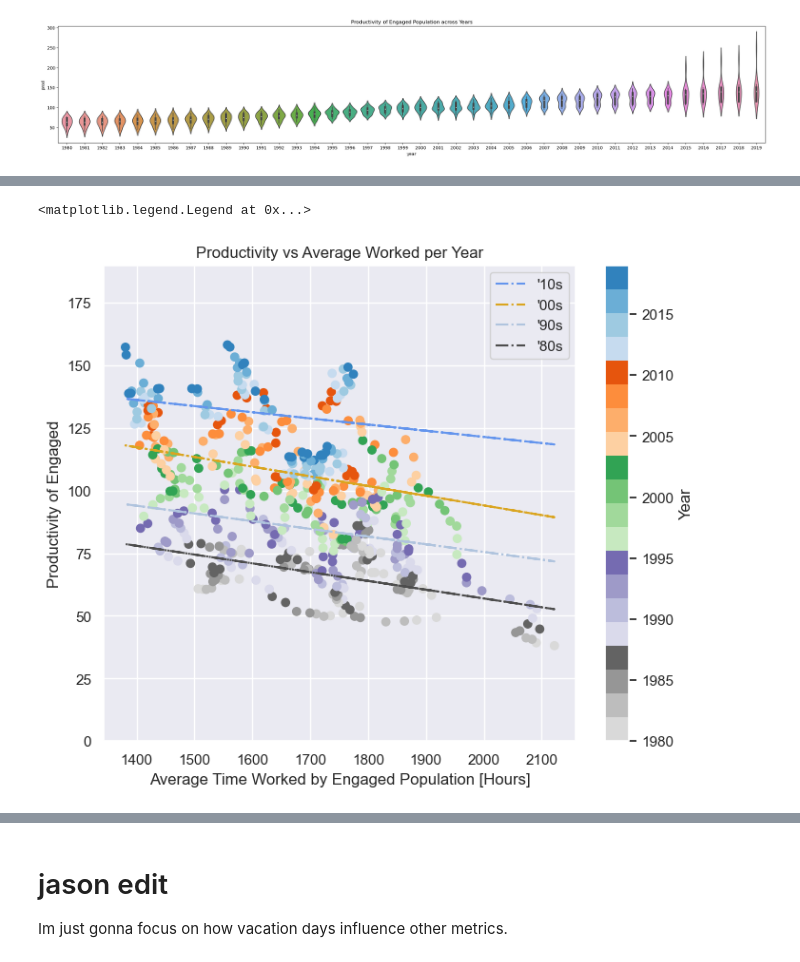
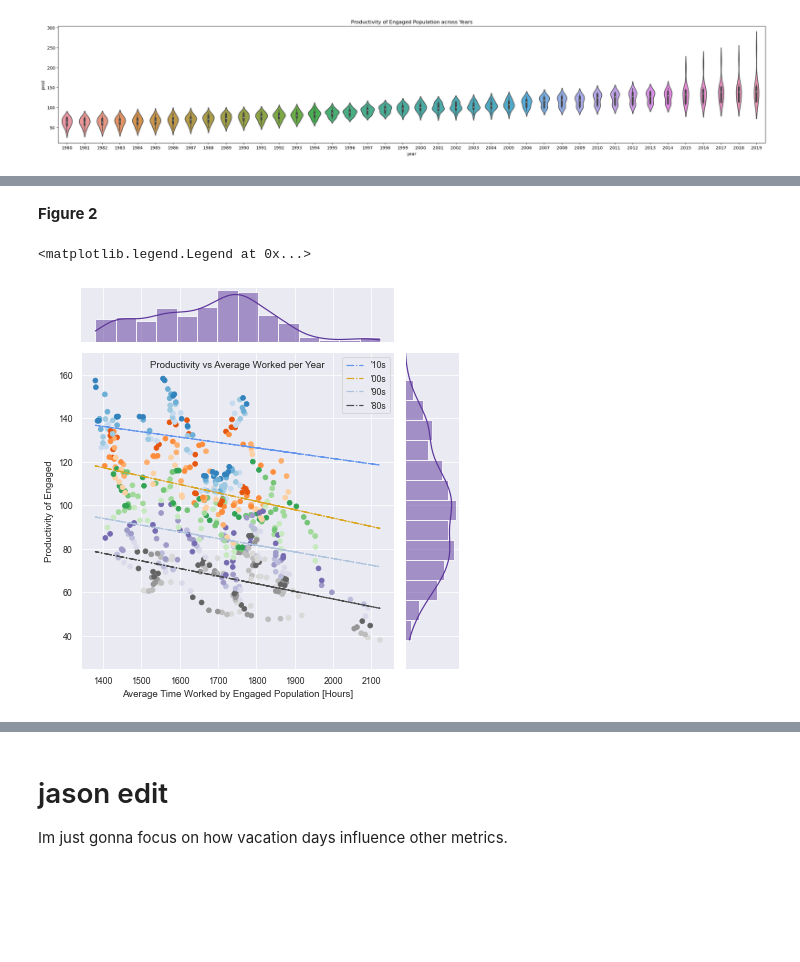
Before and after one commit to ubco-W2022T1-cosc301/project-group17, a Jupyter notebook: notebooks/group_analysis.ipynb, the cells around one changed output, grey strips where cells are left out. Saved outputs shown, nothing was run; the diff lists cells and outputs as text; code cells hidden in the pictures; blank space fills up the shorter version.

```diff
--- a/notebooks/group_analysis.ipynb
+++ b/notebooks/group_analysis.ipynb
@@ -34,12 +40,3 @@ ax.set_title('Productivity of Engaged Population across Years')
 # %% [output]
 Text(0.5, 1.0, 'Productivity of Engaged Population across Years')
 [figure]
-# %%
-sns.set_theme(style="darkgrid")
-h = sns.jointplot(x = all_clean['avh'], y = all_clean['prod'], kind = 'reg',truncate=False)
-
-h.ax_joint.set_ylabel("Productivity of Engaged")
-h.ax_joint.set_xlabel("Average Time Worked by Engaged Population [Hours]")
-
-## deciding which plot is more useful between this and the one below.
-## Probably the one below, the year information seems good to add, and I cant have both that and the histograms
@@ -49,37 +43,42 @@ Text(0.5, 33.249999999999986, 'Average Time Worked by Engaged Population [Hours]
+# %% [markdown]
+**Figure 2**
 # %%
-fig, ax = plt.subplots(figsize=(8, 6.5))
+sns.set_palette("twilight_shifted")
+sns.set_style("darkgrid")
+sns.set_context("paper")
+ax1=sns.jointplot(x = all_clean['avh'], y = all_clean['prod'], kind = 'reg',truncate=False)
+ax1.ax_joint.cla()
 
 X = all_clean['avh'].to_numpy()
 Y = all_clean['prod'].to_numpy()
 z = all_clean['year'].to_numpy()
 
 ind1 = np.where((z >= 1980)&(z<1990))
 ind2 = np.where((z >= 1990)&(z<2000))
 ind3 = np.where((z >= 2000)&(z<2010))
 ind4 = np.where((z >= 2010)&(z<2020))
 coef1 = np.polyfit(X[ind1], Y[ind1], 1)
 p1 = np.poly1d(coef1)
 coef2 = np.polyfit(X[ind2], Y[ind2], 1)
 p2 = np.poly1d(coef2)
 coef3 = np.polyfit(X[ind3], Y[ind3], 1)
 p3 = np.poly1d(coef3)
 coef4 = np.polyfit(X[ind4], Y[ind4], 1)
 p4 = np.poly1d(coef4)
 
-ax.set_xlabel("Average Time Worked by Engaged Population [Hours]")
-ax.set_ylabel("Productivity of Engaged")
-h = ax.scatter(x = X, y = Y, c=z, cmap='tab20c_r')
-ax.plot(X, p4(X), c='cornflowerblue', linestyle='-.', label="'10s")
-ax.plot(X, p3(X), 'goldenrod', linestyle='-.', label="'00s")
-ax.plot(X, p2(X), 'lightsteelblue', linestyle='-.', label="'90s")
-ax.plot(X, p1(X), '0.3', linestyle='-.', label="'80s")
+plt.xlabel("Average Time Worked by Engaged Population [Hours]")
+plt.ylabel("Productivity of Engaged")
+plt.scatter(x = X, y = Y, c=z, cmap='tab20c_r')
+plt.plot(X, p4(X), c='cornflowerblue', linestyle='-.', label="'10s")
+plt.plot(X, p3(X), 'goldenrod', linestyle='-.', label="'00s")
+plt.plot(X, p2(X), 'lightsteelblue', linestyle='-.', label="'90s")
+plt.plot(X, p1(X), '0.3', linestyle='-.', label="'80s")
 
 
 
-ax.set_ylim(0, 190)
-plt.colorbar(h, label='Year')
-ax.set_title('Productivity vs Average Worked per Year')
-ax.legend()
+plt.ylim(25, 170)
+plt.title('Productivity vs Average Worked per Year',y=1.0, pad=-14)
+plt.legend()
 # %% [output]
 <matplotlib.legend.Legend at 0x...>
-[figure, old version]
+[figure, new version]
```
Also changed, not shown: parts of 9 cells of this notebook.
